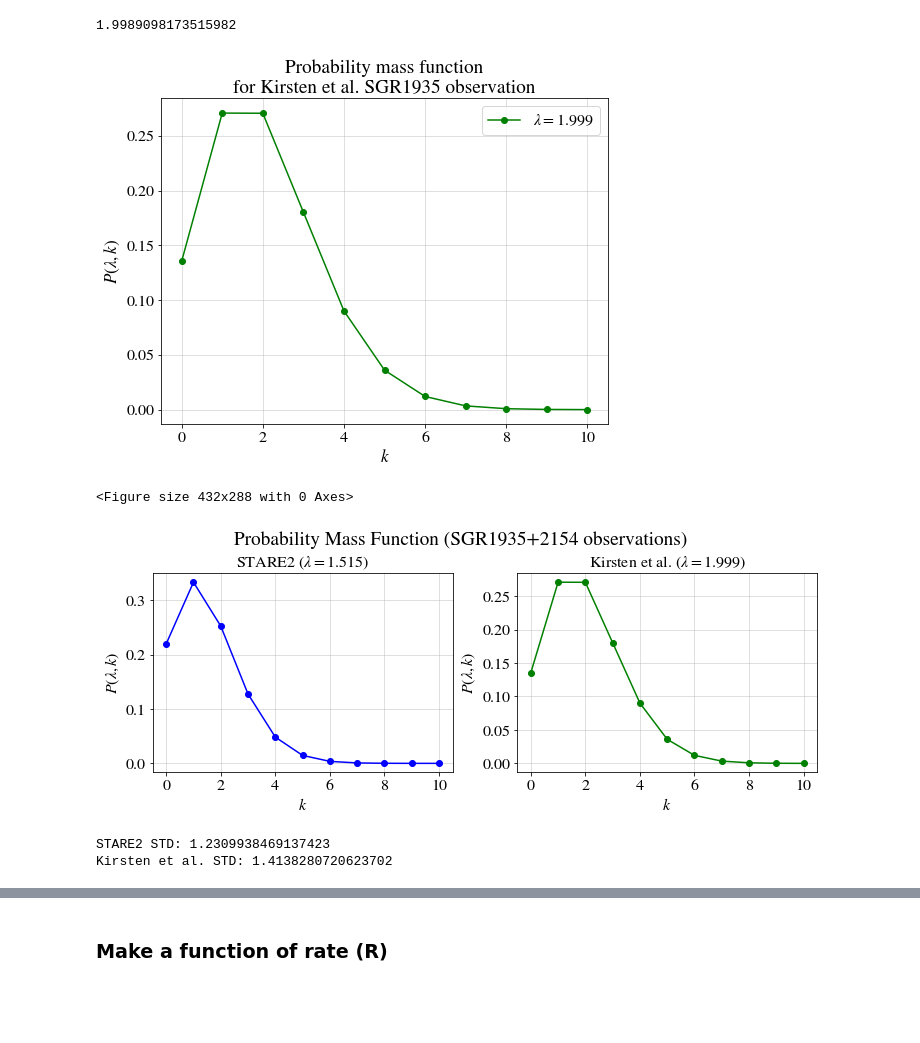
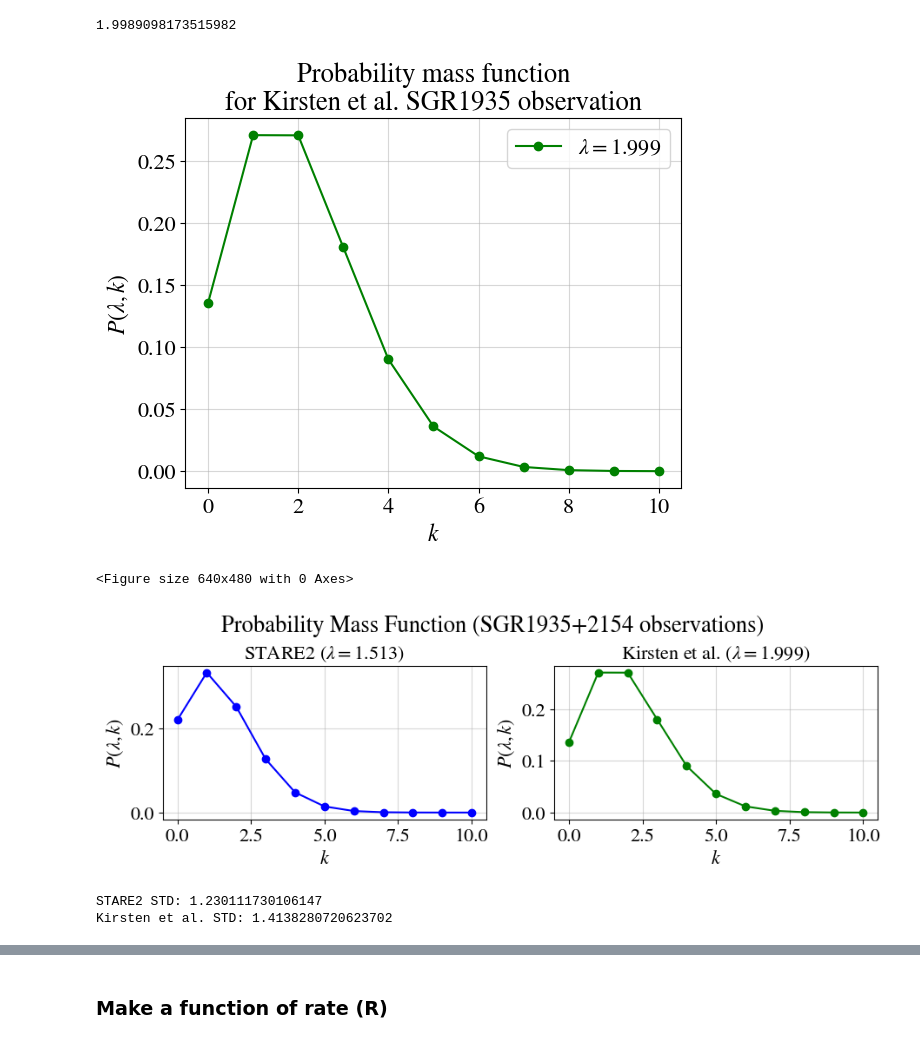
Before and after one commit to darbymccauley/Leuschner_FRB_Detection, a Jupyter notebook: notebooks/rates_vs_fluence.ipynb, the cells around one changed output, grey strips where cells are left out. Drawn from its saved outputs; the diff is of its cells as text; code cells hidden in the pictures; blank space fills up the shorter version.

```diff
--- a/notebooks/rates_vs_fluence.ipynb
+++ b/notebooks/rates_vs_fluence.ipynb
@@ -20,7 +20,7 @@ plt.rcParams.update({'font.size': 16})
 
 Determining which magnetars are visible to STARE2 and for how long. This will be used when later working on model corrections that take into account the look-elsewhere effect.
 # %%
-df = pd.read_csv('Data/McGill_magnetar_catalog.csv')
+df = pd.read_csv('../data/McGill_magnetar_catalog.csv')
 
 NAMES = df['Name']
 RA = df['RA']
@@ -34,8 +34,8 @@ OVRO = EarthLocation(lat=LAT, lon=LON, height=ALT)
 FOV = 90-35 # degrees
 
 PST = -7*u.hour
-time = Time('2022-8-10 12:00:00') + PST
-midnight = Time('2022-8-10 00:00:00') + PST # Change date for today's visability
+time = Time('2022-8-22 12:00:00') + PST
+midnight = Time('2022-8-22 00:00:00') + PST # Change date for today's visability
 hours = np.linspace(12, 38, 500)*u.hour
 # hours = np.linspace(0, 24, 100)*u.hour
 
@@ -227,7 +227,7 @@ R_euro = 33.5 # yr^-1 --- Jy ms rate from SGR1935 (computed in 'rates_vs_fluence
 ks_euro = np.arange(0, 11)
 dist_euro = poisson.pmf(ks_euro, mu=λ_euro)
 # %%
-plt.figure(figsize=(8,6))
+plt.figure()
 plt.plot(ks_euro, dist_euro, 'go-', label='$λ = {0:.3f}$'.format(λ_euro))
 plt.title('Probability mass function\nfor Kirsten et al. SGR1935 observation')
 plt.ylabel('$P(λ, k)$', fontsize=17)
@@ -235,33 +235,33 @@ plt.xlabel('$k$', fontsize=17)
 plt.legend()
 plt.grid(alpha=0.5)
 # %% [output]
-[figure, old version]
+[figure, new version]
 # %%
 plt.figure()
-fig, (ax0, ax1) = plt.subplots(1, 2, figsize=(10,4), constrained_layout=True)
+fig, (ax0, ax1) = plt.subplots(1, 2, figsize=(9,3), constrained_layout=True)
 ax0.plot(ks_STARE2, dist_STARE2, 'bo-')
 ax1.plot(ks_euro, dist_euro, 'go-')
 ax0.set_ylabel('$P(λ, k)$', fontsize=16)
 ax1.set_ylabel('$P(λ, k)$', fontsize=16)
 ax0.set_xlabel('$k$', fontsize=16)
 ax1.set_xlabel('$k$', fontsize=16)
 ax0.grid(alpha=0.5), ax1.grid(alpha=0.5)
 plt.suptitle('Probability Mass Function (SGR1935+2154 observations)')
 
 ax0.set_title('STARE2 ($λ = {0:.3f}$)'.format(λ_STARE2), fontsize=16)
 ax1.set_title('Kirsten et al. ($λ = {0:.3f}$)'.format(λ_euro), fontsize=16)
 
 plt.show()
 # %% [output]
-<Figure size 432x288 with 0 Axes>
+<Figure size 640x480 with 0 Axes>
-[figure, old version]
+[figure, new version]
 # %%
 σ_STARE2 = np.sqrt(λ_STARE2)
 σ_euro = np.sqrt(λ_euro)
 
 print('STARE2 STD:', σ_STARE2, '\nKirsten et al. STD:', σ_euro)
 # %% [output]
-STARE2 STD: 1.2309938469137423
+STARE2 STD: 1.230111730106147
 Kirsten et al. STD: 1.4138280720623702
 # %%
 plt.figure()
```
Also changed, not shown: parts of 40 cells of this notebook.
